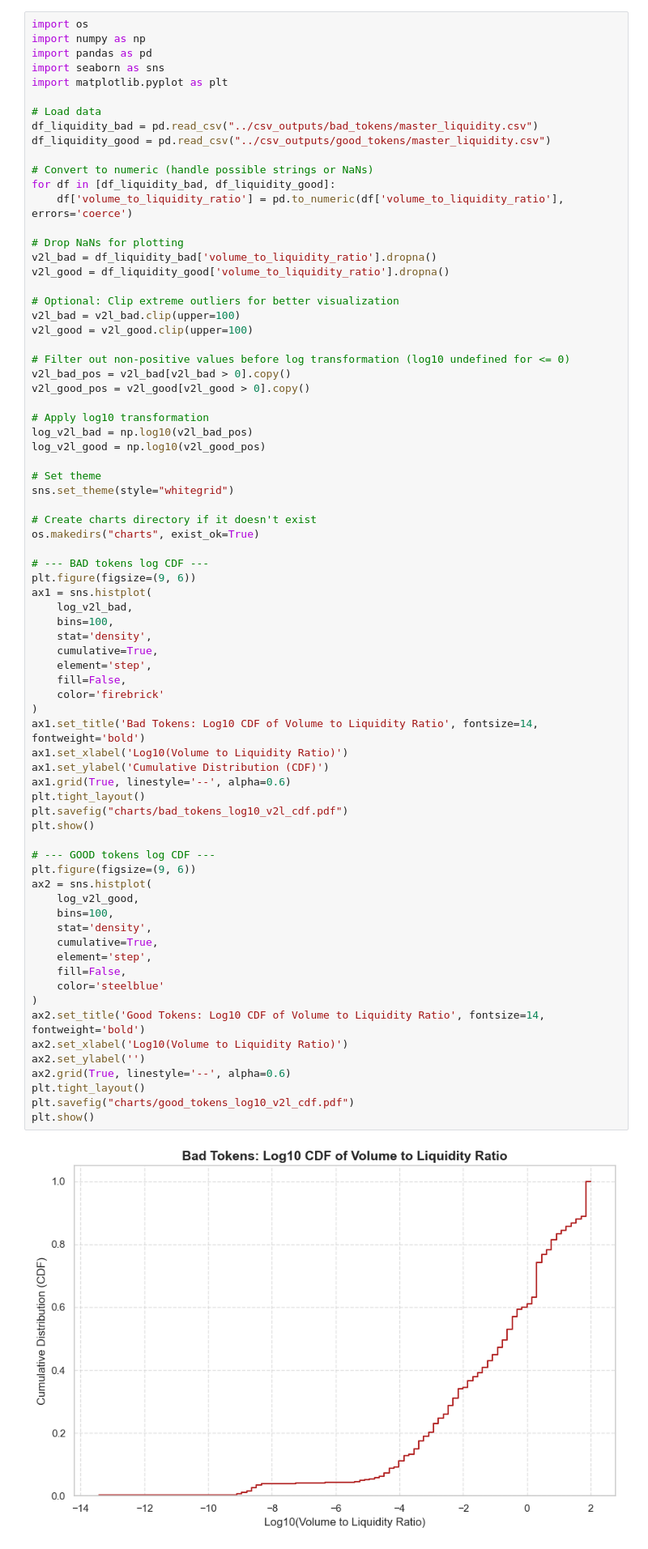
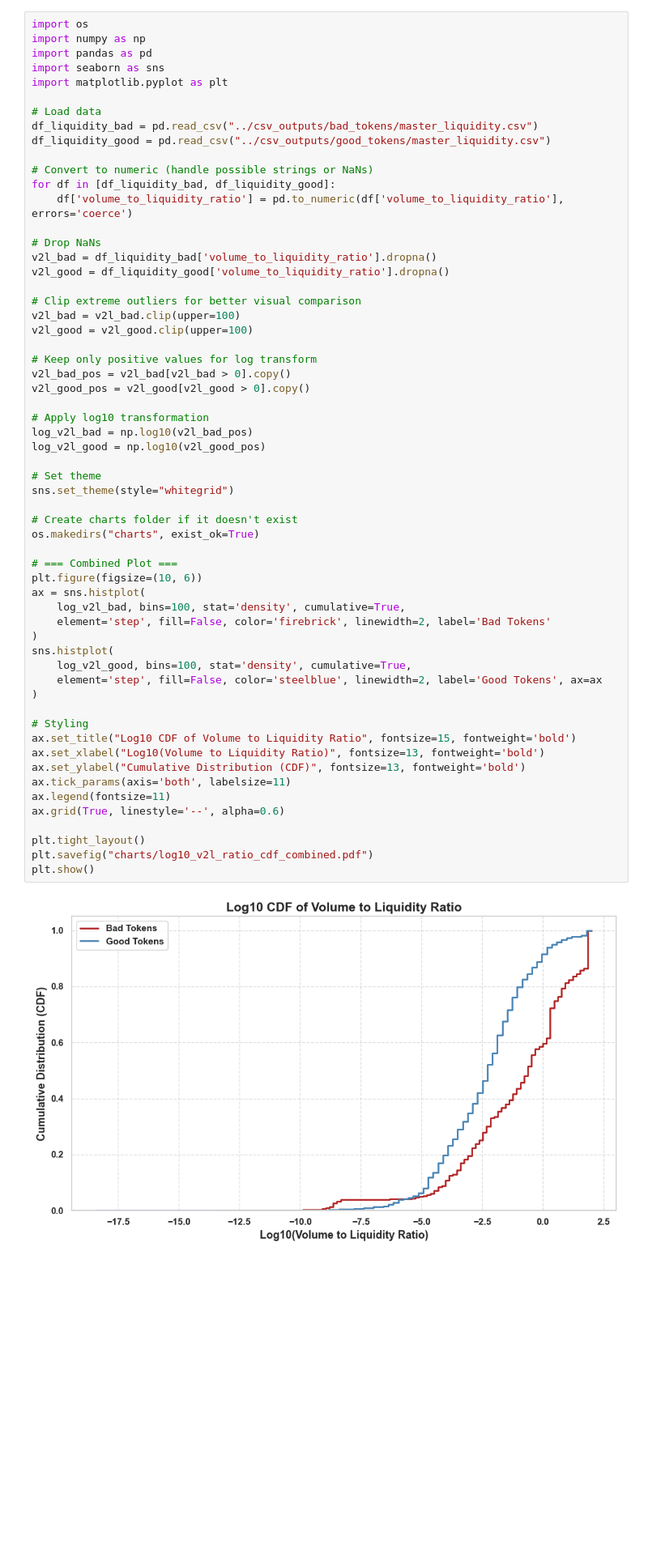
Before and after one commit to all-1807355/token-analyzer, a Jupyter notebook: data_analysis/liquidity_analysis.ipynb, the cells around one changed output. Shown at 81% size. Saved outputs shown, nothing was run; the diff lists cells and outputs as text; blank space fills up the shorter version.

```diff
--- a/data_analysis/liquidity_analysis.ipynb
+++ b/data_analysis/liquidity_analysis.ipynb
@@ -780,69 +759,54 @@ import matplotlib.pyplot as plt
 # Load data
 df_liquidity_bad = pd.read_csv("../csv_outputs/bad_tokens/master_liquidity.csv")
 df_liquidity_good = pd.read_csv("../csv_outputs/good_tokens/master_liquidity.csv")
 
 # Convert to numeric (handle possible strings or NaNs)
 for df in [df_liquidity_bad, df_liquidity_good]:
     df['volume_to_liquidity_ratio'] = pd.to_numeric(df['volume_to_liquidity_ratio'], errors='coerce')
 
-# Drop NaNs for plotting
+# Drop NaNs
 v2l_bad = df_liquidity_bad['volume_to_liquidity_ratio'].dropna()
 v2l_good = df_liquidity_good['volume_to_liquidity_ratio'].dropna()
 
-# Optional: Clip extreme outliers for better visualization
+# Clip extreme outliers for better visual comparison
 v2l_bad = v2l_bad.clip(upper=100)
 v2l_good = v2l_good.clip(upper=100)
 
-# Filter out non-positive values before log transformation (log10 undefined for <= 0)
+# Keep only positive values for log transform
 v2l_bad_pos = v2l_bad[v2l_bad > 0].copy()
 v2l_good_pos = v2l_good[v2l_good > 0].copy()
 
 # Apply log10 transformation
 log_v2l_bad = np.log10(v2l_bad_pos)
 log_v2l_good = np.log10(v2l_good_pos)
 
 # Set theme
 sns.set_theme(style="whitegrid")
 
-# Create charts directory if it doesn't exist
+# Create charts folder if it doesn't exist
 os.makedirs("charts", exist_ok=True)
 
-# --- BAD tokens log CDF ---
-plt.figure(figsize=(9, 6))
-ax1 = sns.histplot(
-    log_v2l_bad,
-    bins=100,
-    stat='density',
-    cumulative=True,
-    element='step',
-    fill=False,
-    color='firebrick'
+# === Combined Plot ===
+plt.figure(figsize=(10, 6))
+ax = sns.histplot(
+    log_v2l_bad, bins=100, stat='density', cumulative=True,
+    element='step', fill=False, color='firebrick', linewidth=2, label='Bad Tokens'
 )
-ax1.set_title('Bad Tokens: Log10 CDF of Volume to Liquidity Ratio', fontsize=14, fontweight='bold')
-ax1.set_xlabel('Log10(Volume to Liquidity Ratio)')
-ax1.set_ylabel('Cumulative Distribution (CDF)')
-ax1.grid(True, linestyle='--', alpha=0.6)
+sns.histplot(
+    log_v2l_good, bins=100, stat='density', cumulative=True,
+    element='step', fill=False, color='steelblue', linewidth=2, label='Good Tokens', ax=ax
+)
+
+# Styling
+ax.set_title("Log10 CDF of Volume to Liquidity Ratio", fontsize=15, fontweight='bold')
+ax.set_xlabel("Log10(Volume to Liquidity Ratio)", fontsize=13, fontweight='bold')
+ax.set_ylabel("Cumulative Distribution (CDF)", fontsize=13, fontweight='bold')
+ax.tick_params(axis='both', labelsize=11)
+ax.legend(fontsize=11)
+ax.grid(True, linestyle='--', alpha=0.6)
+
 plt.tight_layout()
-plt.savefig("charts/bad_tokens_log10_v2l_cdf.pdf")
+plt.savefig("charts/log10_v2l_ratio_cdf_combined.pdf")
 plt.show()
-
-# --- GOOD tokens log CDF ---
-plt.figure(figsize=(9, 6))
-ax2 = sns.histplot(
-    log_v2l_good,
-    bins=100,
-    stat='density',
-    cumulative=True,
-    element='step',
-    fill=False,
-    color='steelblue'
-)
-ax2.set_title('Good Tokens: Log10 CDF of Volume to Liquidity Ratio', fontsize=14, fontweight='bold')
-ax2.set_xlabel('Log10(Volume to Liquidity Ratio)')
-ax2.set_ylabel('')
-ax2.grid(True, linestyle='--', alpha=0.6)
-plt.tight_layout()
-plt.savefig("charts/good_tokens_log10_v2l_cdf.pdf")
-plt.show()
 # %% [output]
-[figure, old version]
+[figure, new version]
```
Also changed, not shown: parts of 8 cells of this notebook, 37 other files.
